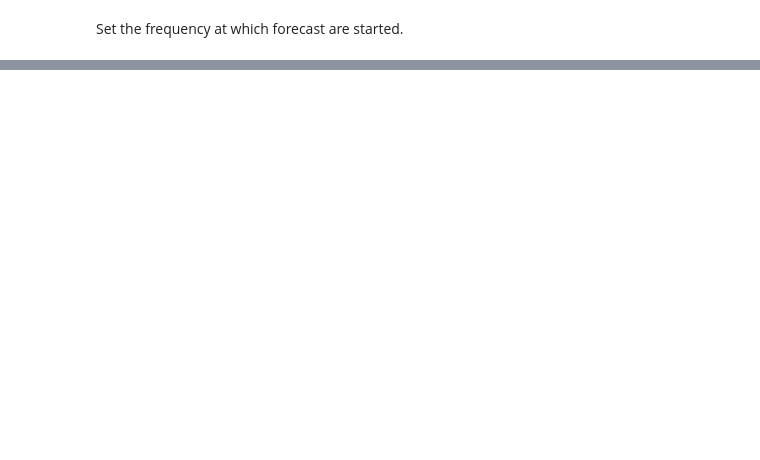
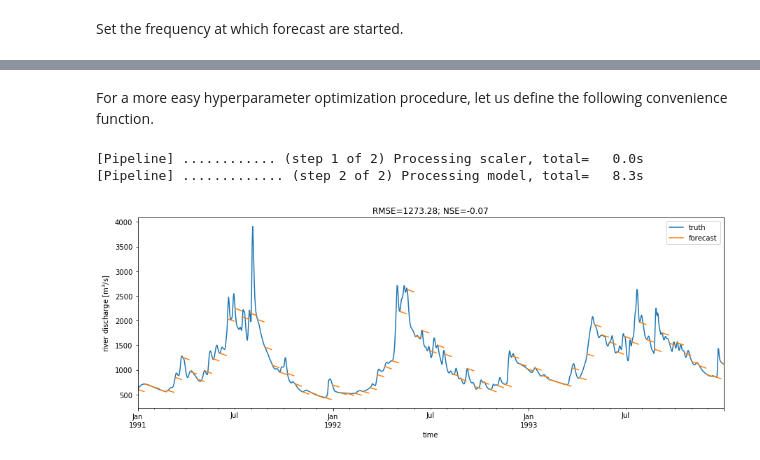
Before and after one commit to ECMWFCode4Earth/ml_flood, a Jupyter notebook: notebooks/3_model_tests/3.04_XGBoost.ipynb, the cells around one changed output, grey strips where cells are left out. Cells and saved outputs as stored; diff of their text form; code cells hidden in the pictures; blank space fills up the shorter version.

```diff
--- a/notebooks/3_model_tests/3.04_XGBoost.ipynb
+++ b/notebooks/3_model_tests/3.04_XGBoost.ipynb
@@ -272,0 +247,2 @@ Coordinates:
+# %% [markdown]
+For a more easy hyperparameter optimization procedure, let us define the following convenience function.
@@ -272,0 +311,7 @@ Coordinates:
+# %%
+opti_boost_reg(x_train=Xda, y_train=yda, x_valid=X_valid, y_valid=y_valid, y_truth=y,
+               boost_type='gradient', n_est=400, lr=0.2, max_depth=10)
+# %% [output]
+[Pipeline] ............ (step 1 of 2) Processing scaler, total=   0.0s
+[Pipeline] ............. (step 2 of 2) Processing model, total=   8.3s
+[figure, added]
```
Also changed, not shown: parts of 17 cells of this notebook, 1 other file.
